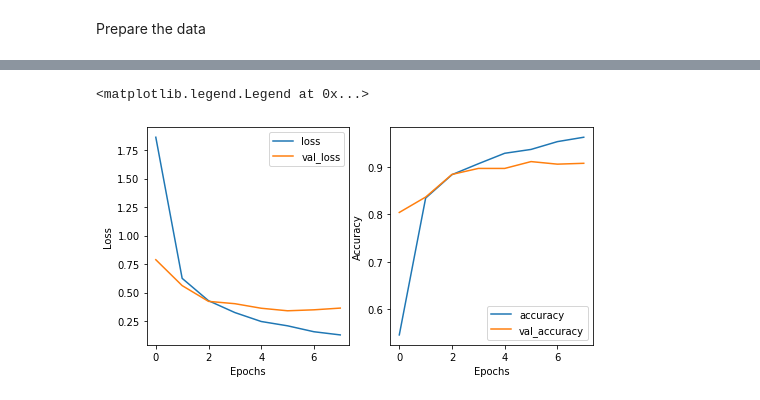
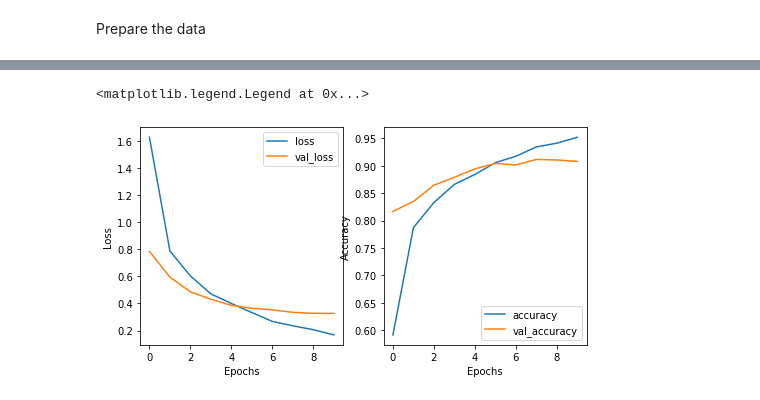
Before and after one commit to GeorgGroenendaal/Dead-Sea-Scrolls, a Jupyter notebook: src/classification.ipynb, the cells around one changed output, grey strips where cells are left out. Saved outputs shown, nothing was run; the diff lists cells and outputs as text; code cells hidden in the pictures.

```diff
--- a/src/classification.ipynb
+++ b/src/classification.ipynb
@@ -69,6 +96,6 @@ plt.imshow(X_train[0])
 # %%
 # Creating the model
-model = models.Sequential([
+base = models.Sequential([
     layers.Conv2D(28, (3, 3), activation='relu', input_shape=(28, 28, 1)),
     layers.MaxPooling2D((2,2)),
     layers.Flatten(),
@@ -76,3 +103,4 @@ model = models.Sequential([
     layers.Dropout(0.2),
     layers.Dense(27, activation='softmax')
 ])
+base.summary()
@@ -98,13 +177,21 @@ Non-trainable params: 0
 _________________________________________________________________
 None
 # %%
-model.compile(
+laNet.compile(
     optimizer=keras.optimizers.RMSprop(),  # Optimizer
     # Loss function to minimize
     loss=keras.losses.SparseCategoricalCrossentropy(),
     # List of metrics to monitor
     metrics=[keras.metrics.SparseCategoricalAccuracy()],
 )
+
+base.compile(
+    optimizer=keras.optimizers.Adam(),  # Optimizer
+    # Loss function to minimize
+    loss=keras.losses.SparseCategoricalCrossentropy(),
+    # List of metrics to monitor
+    metrics=[keras.metrics.SparseCategoricalAccuracy()],
+)
 # %%
 callbacks = [
     keras.callbacks.EarlyStopping(
@@ -117,8 +204,12 @@ callbacks = [
         verbose=1,
     )
 ]
+# %%
+base.compile(optimizer='adam',
+             loss='sparse_categorical_crossentropy',
+             metrics=['accuracy'])
 # %%
-history = model.fit(x=x_train, y=y_train, epochs=20,batch_size=64,
-                   validation_data=(x_test, y_test), callbacks=callbacks, validation_split=0.2)
+history = base.fit(x=x_train, y=y_train, epochs=20,
+                   validation_data=(x_test, y_test), callbacks=callbacks, batch_size=64, validation_split=0.2)
 # %% [output]
 Epoch 1/20
@@ -141,20 +257,19 @@ Epoch 8: early stopping
 # %%
 # plot the loss and accuracy curves for training and validation
 plt.figure(figsize=(8, 4))
 plt.subplot(1, 2, 1)
 plt.plot(history.history["loss"], label="loss")
 plt.plot(history.history["val_loss"], label="val_loss")
 plt.xlabel("Epochs")
 plt.ylabel("Loss")
 plt.legend()
 
-#plot model accuracy
 plt.subplot(1, 2, 2)
-plt.plot(history.history["sparse_categorical_accuracy"], label="accuracy")
-plt.plot(history.history["val_sparse_categorical_accuracy"], label="val_accuracy")
+plt.plot(history.history["accuracy"], label="accuracy")
+plt.plot(history.history["val_accuracy"], label="val_accuracy")
 plt.xlabel("Epochs")
 plt.ylabel("Accuracy")
 plt.legend()
 # %% [output]
 <matplotlib.legend.Legend at 0x...>
-[figure, old version]
+[figure, new version]
```
Also changed, not shown: parts of 14 cells of this notebook, 3 other files.
